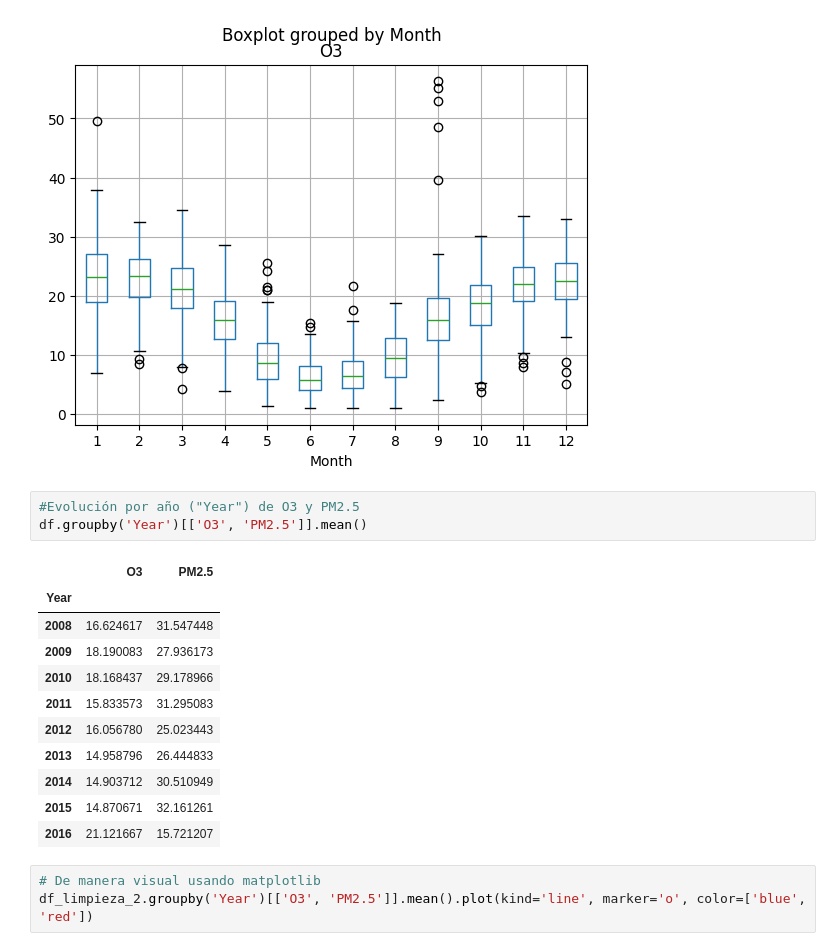
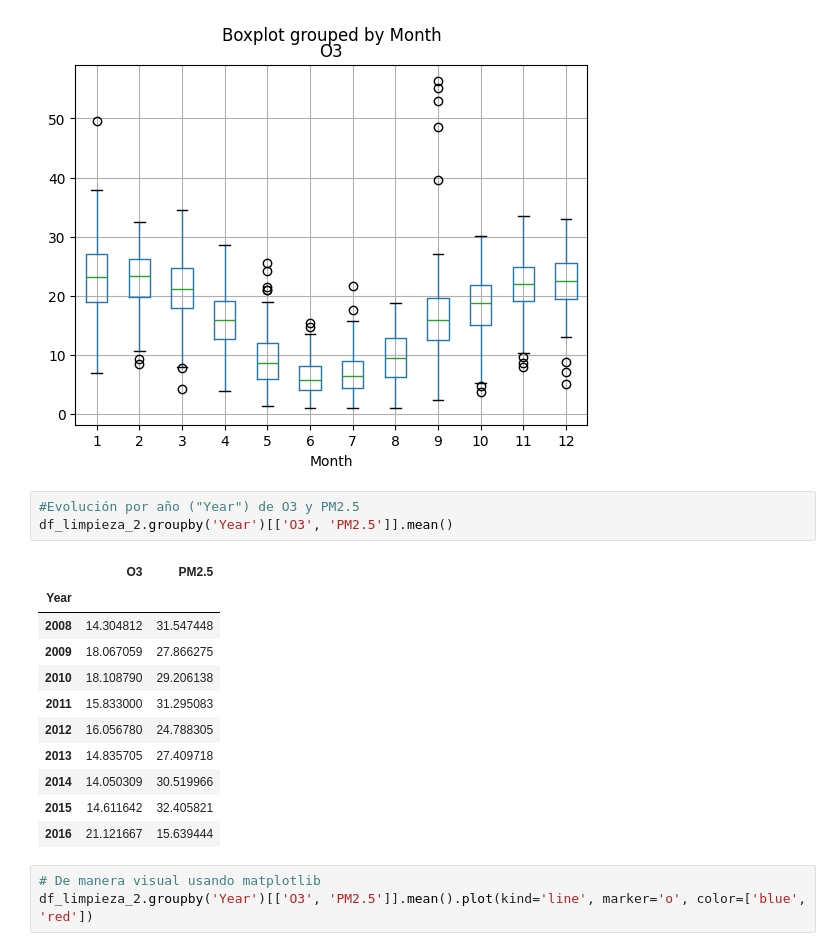
Before and after one commit to IIC2115/Syllabus, a Jupyter notebook: Ayudantias/Ayudantia 3/Ejercicios/E2.ipynb, the cells around one changed output. Saved outputs shown, nothing was run; the diff lists cells and outputs as text.

```diff
--- a/Ayudantias/Ayudantia 3/Ejercicios/E2.ipynb
+++ b/Ayudantias/Ayudantia 3/Ejercicios/E2.ipynb
@@ -234,19 +236,19 @@ df_limpieza_2.boxplot("O3",by="Month")
 [figure]
 # %%
 #Evolución por año ("Year") de O3 y PM2.5
-df.groupby('Year')[['O3', 'PM2.5']].mean()
+df_limpieza_2.groupby('Year')[['O3', 'PM2.5']].mean()
 # %% [output]
 |  | O3 | PM2.5 |
 | Year |  |  |
-| 2008 | 16.624617 | 31.547448 |
-| 2009 | 18.190083 | 27.936173 |
-| 2010 | 18.168437 | 29.178966 |
-| 2011 | 15.833573 | 31.295083 |
-| 2012 | 16.056780 | 25.023443 |
-| 2013 | 14.958796 | 26.444833 |
-| 2014 | 14.903712 | 30.510949 |
-| 2015 | 14.870671 | 32.161261 |
-| 2016 | 21.121667 | 15.721207 |
+| 2008 | 14.304812 | 31.547448 |
+| 2009 | 18.067059 | 27.866275 |
+| 2010 | 18.108790 | 29.206138 |
+| 2011 | 15.833000 | 31.295083 |
+| 2012 | 16.056780 | 24.788305 |
+| 2013 | 14.835705 | 27.409718 |
+| 2014 | 14.050309 | 30.519966 |
+| 2015 | 14.611642 | 32.405821 |
+| 2016 | 21.121667 | 15.639444 |
 # %%
 # De manera visual usando matplotlib
 df_limpieza_2.groupby('Year')[['O3', 'PM2.5']].mean().plot(kind='line', marker='o', color=['blue', 'red'])
```
Also changed, not shown: parts of 8 cells of this notebook, 4 other files.
